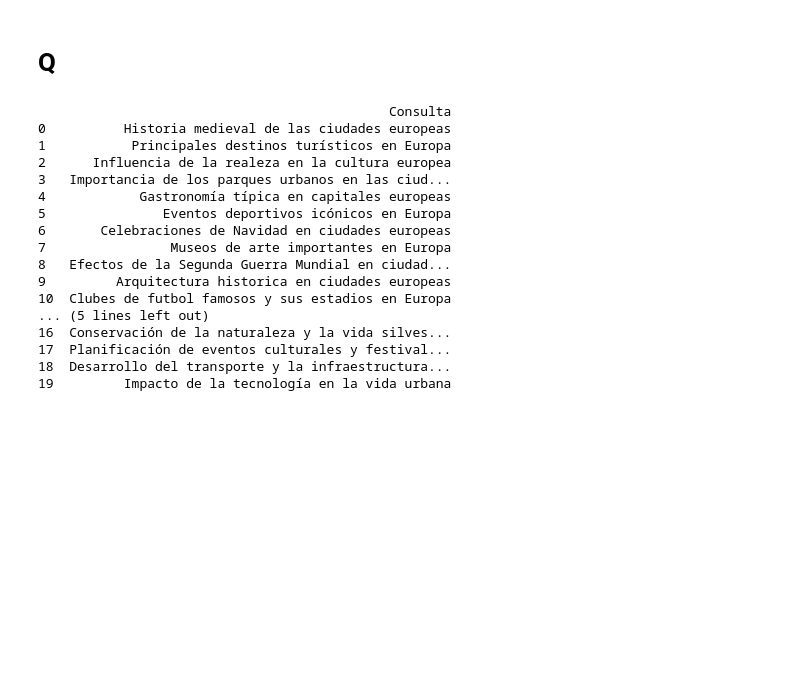
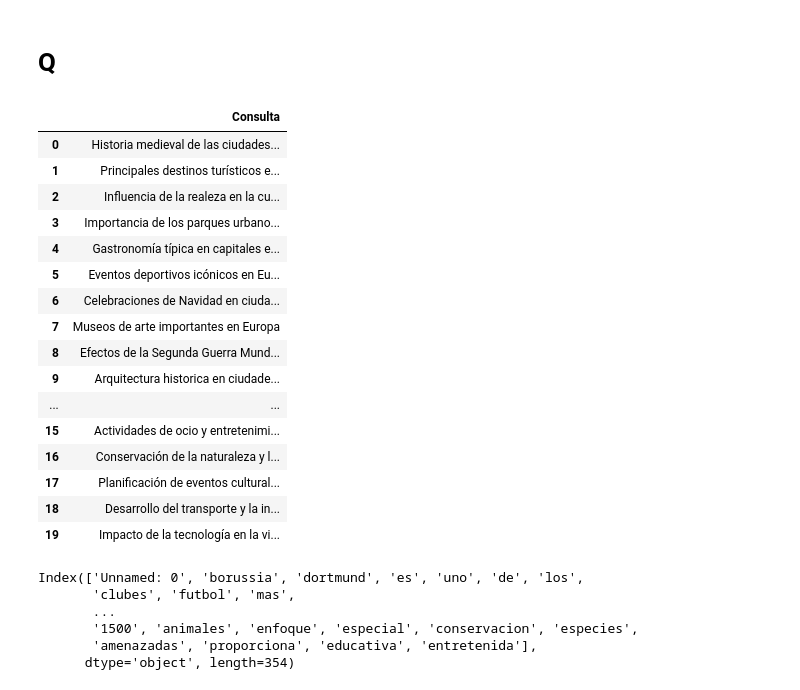
Before and after one commit to KarenEPN/ir24a, a Jupyter notebook: Taller/taller.ipynb, the cells around one changed output. Saved outputs shown, nothing was run; the diff lists cells and outputs as text; code cells hidden in the pictures; blank space fills up the shorter version.

```diff
--- a/Taller/taller.ipynb
+++ b/Taller/taller.ipynb
@@ -77,48 +77,61 @@ df = pd.read_csv("vect_normalized.csv")
 # %%
 # Lista de consultas
 consultas = [
     "Historia medieval de las ciudades europeas",
     "Principales destinos turísticos en Europa",
     "Influencia de la realeza en la cultura europea",
     "Importancia de los parques urbanos en las ciudades",
     "Gastronomía típica en capitales europeas",
     "Eventos deportivos icónicos en Europa",
     "Celebraciones de Navidad en ciudades europeas",
     "Museos de arte importantes en Europa",
     "Efectos de la Segunda Guerra Mundial en ciudades europeas",
     "Arquitectura historica en ciudades europeas",
     "Clubes de futbol famosos y sus estadios en Europa",
     "Transformación urbana y regeneración de espacios",
     "Tradicion cervecera en ciudades europeas",
     "Mercados y comercio tradicional en Europa",
     "Centros de arte y creatividad en ciudades modernas",
     "Actividades de ocio y entretenimiento en ciudades metropolitanas",
     "Conservación de la naturaleza y la vida silvestre en zonas urbanas",
     "Planificación de eventos culturales y festivales en ciudades",
     "Desarrollo del transporte y la infraestructura urbana",
     "Impacto de la tecnología en la vida urbana"
 ]
 
 # Crear DataFrame de pandas
 df_consultas = pd.DataFrame(consultas, columns=['Consulta'])
 
 # Mostrar el DataFrame
-print(df_consultas)
+df_consultas
 # %% [output]
-                                             Consulta
-0          Historia medieval de las ciudades europeas
-1           Principales destinos turísticos en Europa
-2      Influencia de la realeza en la cultura europea
-3   Importancia de los parques urbanos en las ciud...
-4            Gastronomía típica en capitales europeas
-5               Eventos deportivos icónicos en Europa
-6       Celebraciones de Navidad en ciudades europeas
-7                Museos de arte importantes en Europa
-8   Efectos de la Segunda Guerra Mundial en ciudad...
-9         Arquitectura historica en ciudades europeas
-10  Clubes de futbol famosos y sus estadios en Europa
-... (5 lines left out)
-16  Conservación de la naturaleza y la vida silves...
-17  Planificación de eventos culturales y festival...
-18  Desarrollo del transporte y la infraestructura...
-19         Impacto de la tecnología en la vida urbana
+|  | Consulta |
+| 0 | Historia medieval de las ciudades... |
+| 1 | Principales destinos turísticos e... |
+| 2 | Influencia de la realeza en la cu... |
+| 3 | Importancia de los parques urbano... |
+| 4 | Gastronomía típica en capitales e... |
+| 5 | Eventos deportivos icónicos en Eu... |
+| 6 | Celebraciones de Navidad en ciuda... |
+| 7 | Museos de arte importantes en Europa |
+| 8 | Efectos de la Segunda Guerra Mund... |
+| 9 | Arquitectura historica en ciudade... |
+| ... | ... |
+| 15 | Actividades de ocio y entretenimi... |
+| 16 | Conservación de la naturaleza y l... |
+| 17 | Planificación de eventos cultural... |
+| 18 | Desarrollo del transporte y la in... |
+| 19 | Impacto de la tecnología en la vi... |
+# %%
+# Creación de Q'
+# Obtener los nombres de las columnas
+nombres_columnas = df.columns
+
+nombres_columnas
+# %% [output]
+Index(['Unnamed: 0', 'borussia', 'dortmund', 'es', 'uno', 'de', 'los',
+       'clubes', 'futbol', 'mas',
+       ...
+       '1500', 'animales', 'enfoque', 'especial', 'conservacion', 'especies',
+       'amenazadas', 'proporciona', 'educativa', 'entretenida'],
+      dtype='object', length=354)
```
Also changed, not shown: parts of 2 cells of this notebook.
